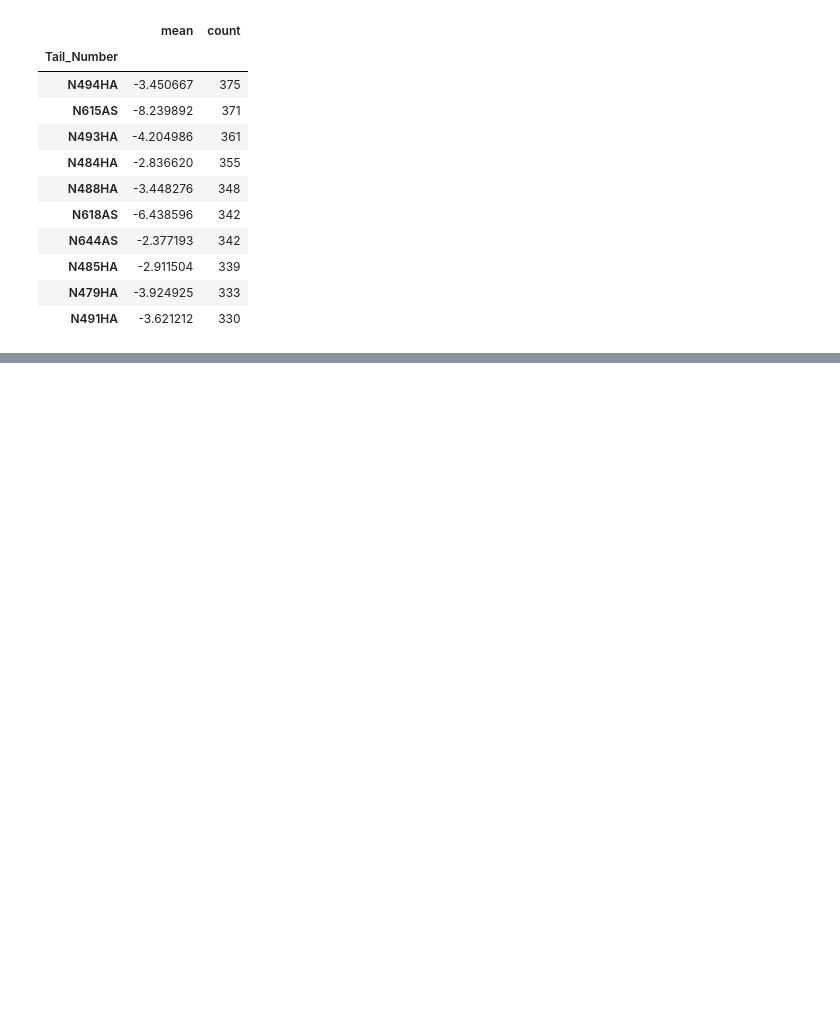
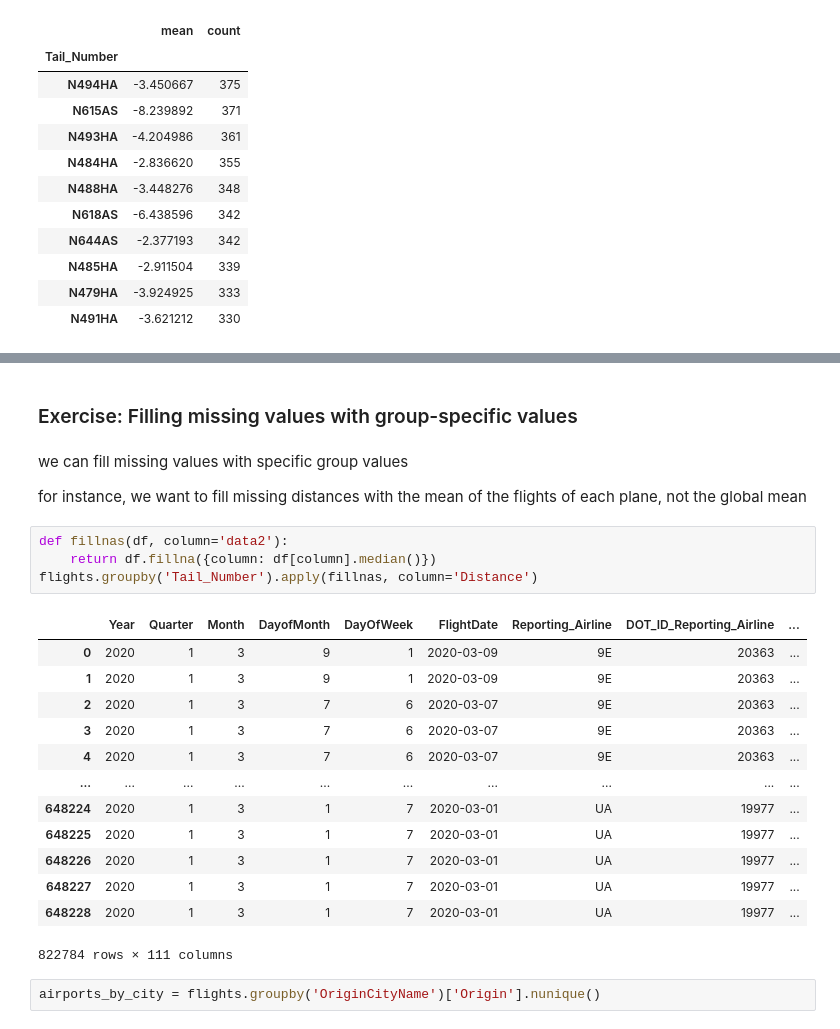
Before and after one commit to jorgegmartin/Master_Data_Science, a Jupyter notebook: 05_Data_Science_con_Python/02_advanced_pandas_INCLASS.ipynb, the cells around one changed output, grey strips where cells are left out. Cells and saved outputs as stored; diff of their text form; blank space fills up the shorter version.

```diff
--- a/05_Data_Science_con_Python/02_advanced_pandas_INCLASS.ipynb
+++ b/05_Data_Science_con_Python/02_advanced_pandas_INCLASS.ipynb
@@ -427,0 +534,26 @@ delays_per_plane[delays_per_plane['count']>10].sort_values(by='mean', ascending=
+# %% [markdown]
+### Exercise: Filling missing values with group-specific values
+# %% [markdown]
+we can fill missing values with specific group values
+
+for instance, we want to fill missing distances with the mean of the flights of each plane, not the global mean
+# %%
+def fillnas(df, column='data2'):
+    return df.fillna({column: df[column].median()})
+flights.groupby('Tail_Number').apply(fillnas, column='Distance')
+# %% [output]
+|  | Year | Quarter | Month | DayofMonth | DayOfWeek | FlightDate | Reporting_Airline | DOT_ID_Reporting_Airline | ... |
+| 0 | 2020 | 1 | 3 | 9 | 1 | 2020-03-09 | 9E | 20363 | ... |
+| 1 | 2020 | 1 | 3 | 9 | 1 | 2020-03-09 | 9E | 20363 | ... |
+| 2 | 2020 | 1 | 3 | 7 | 6 | 2020-03-07 | 9E | 20363 | ... |
+| 3 | 2020 | 1 | 3 | 7 | 6 | 2020-03-07 | 9E | 20363 | ... |
+| 4 | 2020 | 1 | 3 | 7 | 6 | 2020-03-07 | 9E | 20363 | ... |
+| ... | ... | ... | ... | ... | ... | ... | ... | ... | ... |
+| 648224 | 2020 | 1 | 3 | 1 | 7 | 2020-03-01 | UA | 19977 | ... |
+| 648225 | 2020 | 1 | 3 | 1 | 7 | 2020-03-01 | UA | 19977 | ... |
+| 648226 | 2020 | 1 | 3 | 1 | 7 | 2020-03-01 | UA | 19977 | ... |
+| 648227 | 2020 | 1 | 3 | 1 | 7 | 2020-03-01 | UA | 19977 | ... |
+| 648228 | 2020 | 1 | 3 | 1 | 7 | 2020-03-01 | UA | 19977 | ... |
+822784 rows × 111 columns
+# %%
+airports_by_city = flights.groupby('OriginCityName')['Origin'].nunique()
```
Also changed, not shown: parts of 29 cells of this notebook.
